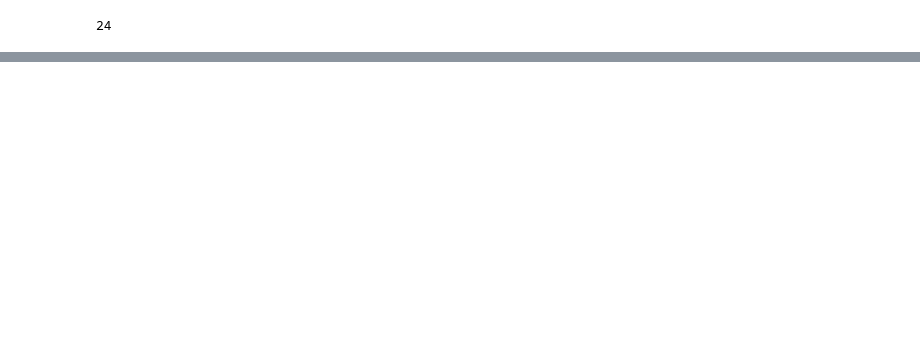
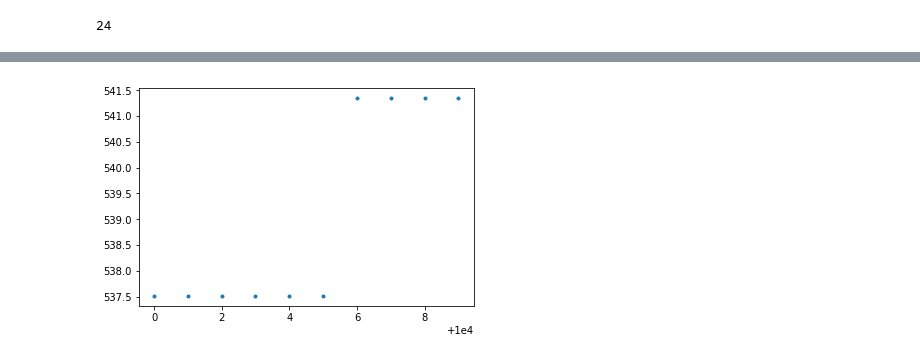
Before and after one commit to godinenbicicleta/advent-of-code-2018, a Jupyter notebook: day9/day9p2.ipynb, the cells around one changed output, grey strips where cells are left out. Saved outputs shown, nothing was run; the diff lists cells and outputs as text; code cells hidden in the pictures; blank space fills up the shorter version.

```diff
--- a/day9/day9p2.ipynb
+++ b/day9/day9p2.ipynb
@@ -558,0 +757,7 @@ len([myCircle.positions[i] for i in myCircle.positions if len(myCircle.positions
+# %%
+import matplotlib.pyplot as plt
+_ = plt.plot([turno[0] for turno in ganador[10000:10010]],
+            [np.sqrt(score[1]) for score in ganador[10000:10010]], marker = '.', linestyle = 'none')
+plt.show()
+# %% [output]
+[figure, added]
```
Also changed, not shown: parts of 29 cells of this notebook, 4 other files.
